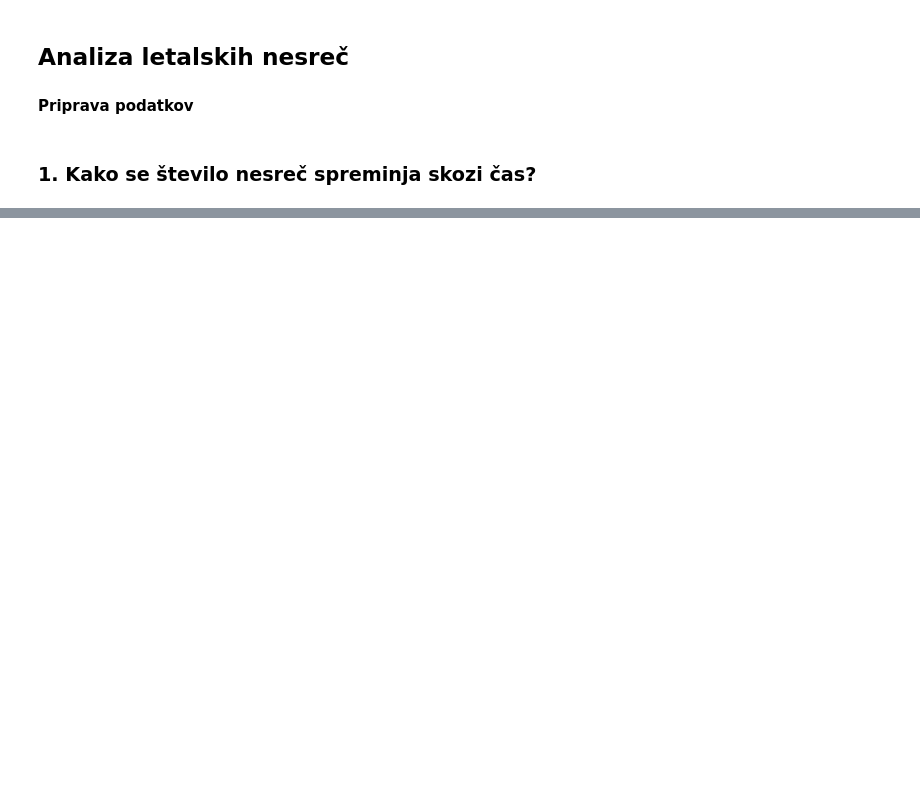
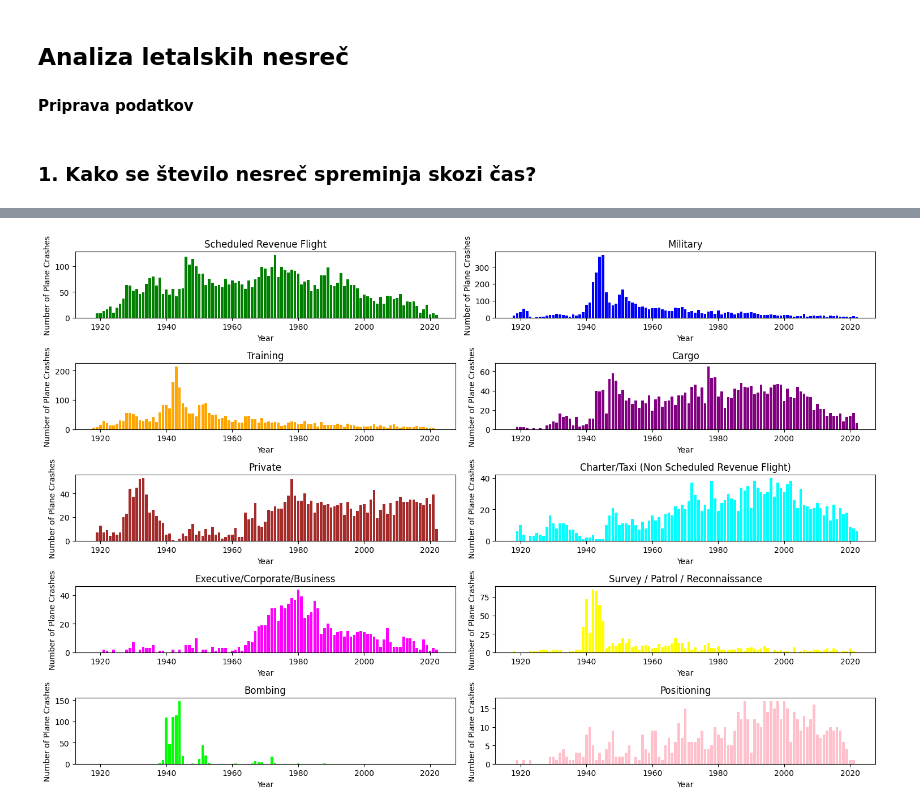
Before and after one commit to NikUlj/PR24NUJRSLSTKKM, a Jupyter notebook: PR24NUJRSLSTKKM.ipynb, the cells around one changed output, grey strips where cells are left out. Cells and saved outputs as stored; diff of their text form; code cells hidden in the pictures; blank space fills up the shorter version.

```diff
--- a/PR24NUJRSLSTKKM.ipynb
+++ b/PR24NUJRSLSTKKM.ipynb
@@ -73,0 +109,17 @@ plt.show()
+# %%
+top_10_types = sorted_types[:10]
+
+plt.figure(figsize=(15, 10))
+
+for i, type in enumerate(top_10_types, 1):
+    plt.subplot(5, 2, i)
+    for year in x:
+        plt.bar(year, flight_types_dict[type][year], color=colors[i])
+    plt.title(type)
+    plt.xlabel('Year')
+    plt.ylabel('Number of Plane Crashes')
+
+plt.tight_layout()
+plt.show()
+# %% [output]
+[figure, added]
```
Also changed, not shown: parts of 6 cells of this notebook, 1 other file.
